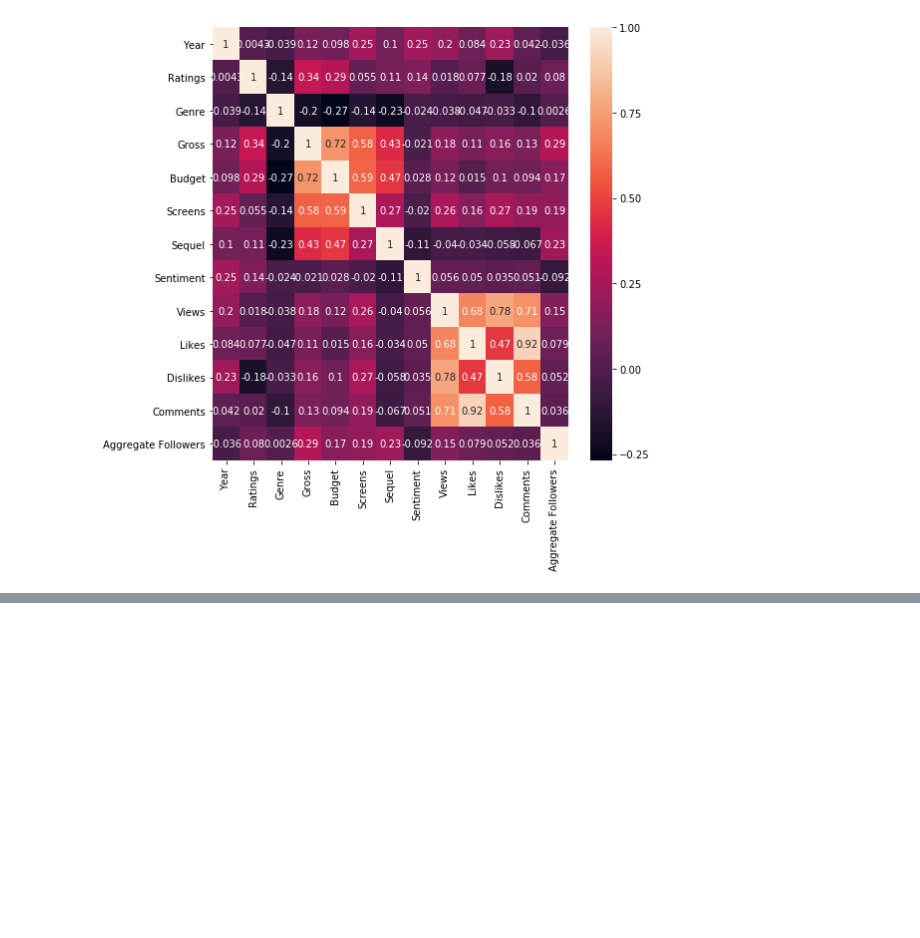
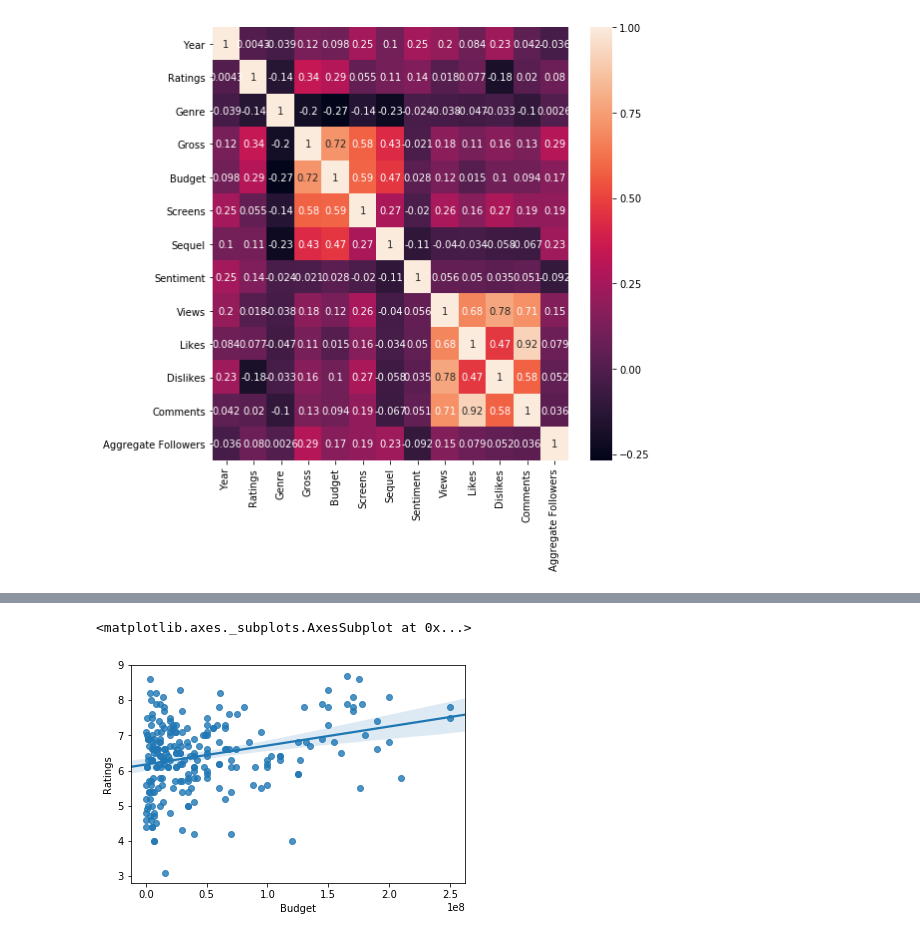
Before and after one commit to FawwazMayda/UTSRPLD, a Jupyter notebook: Permulaan.ipynb, the cells around one changed output, grey strips where cells are left out. Saved outputs shown, nothing was run; the diff lists cells and outputs as text; code cells hidden in the pictures; blank space fills up the shorter version.

```diff
--- a/Permulaan.ipynb
+++ b/Permulaan.ipynb
@@ -157,0 +172,5 @@ sns.FacetGrid(data)
+# %%
+sns.regplot(x="Budget",y="Ratings",data=data)
+# %% [output]
+<matplotlib.axes._subplots.AxesSubplot at 0x...>
+[figure, added]
```
Also changed, not shown: parts of 40 cells of this notebook.
